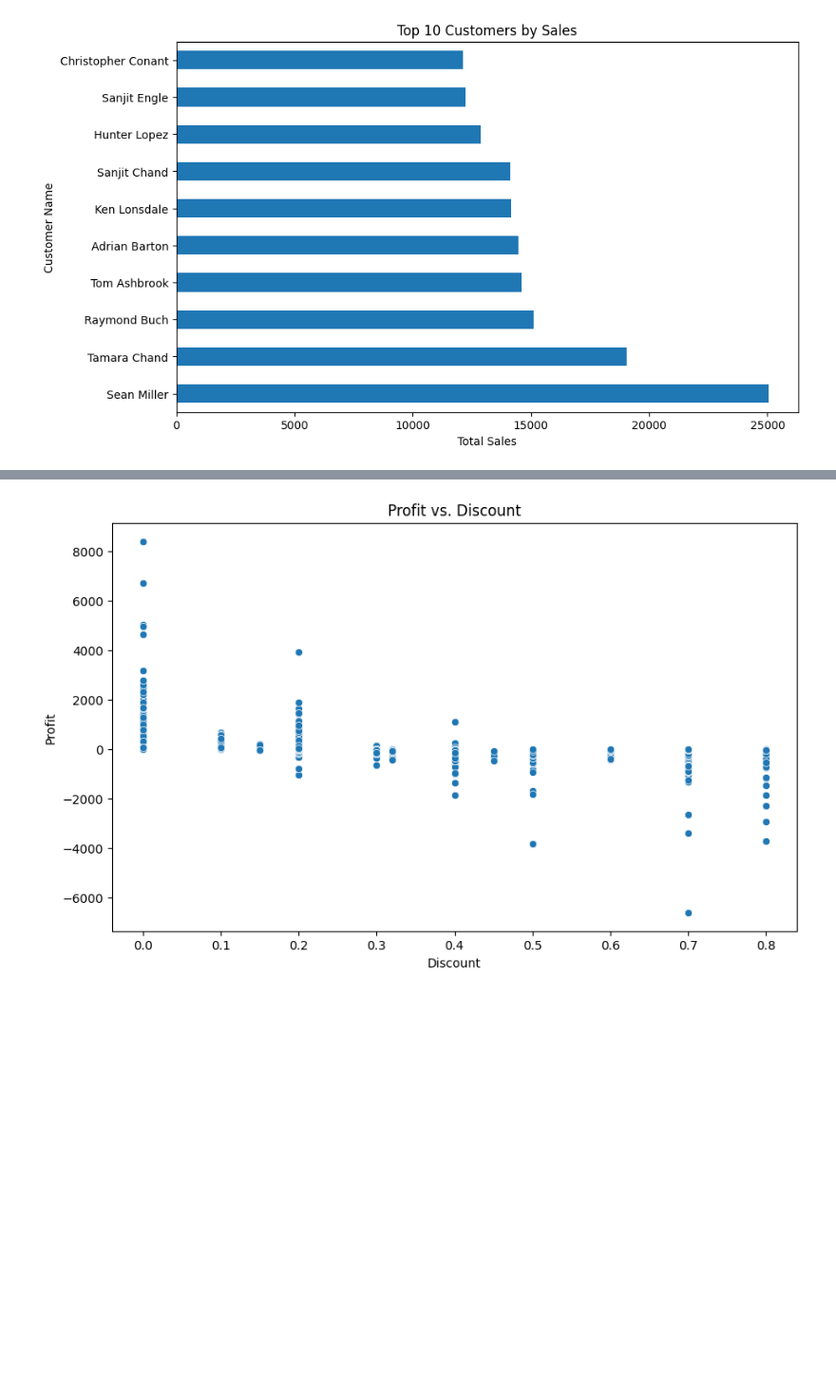
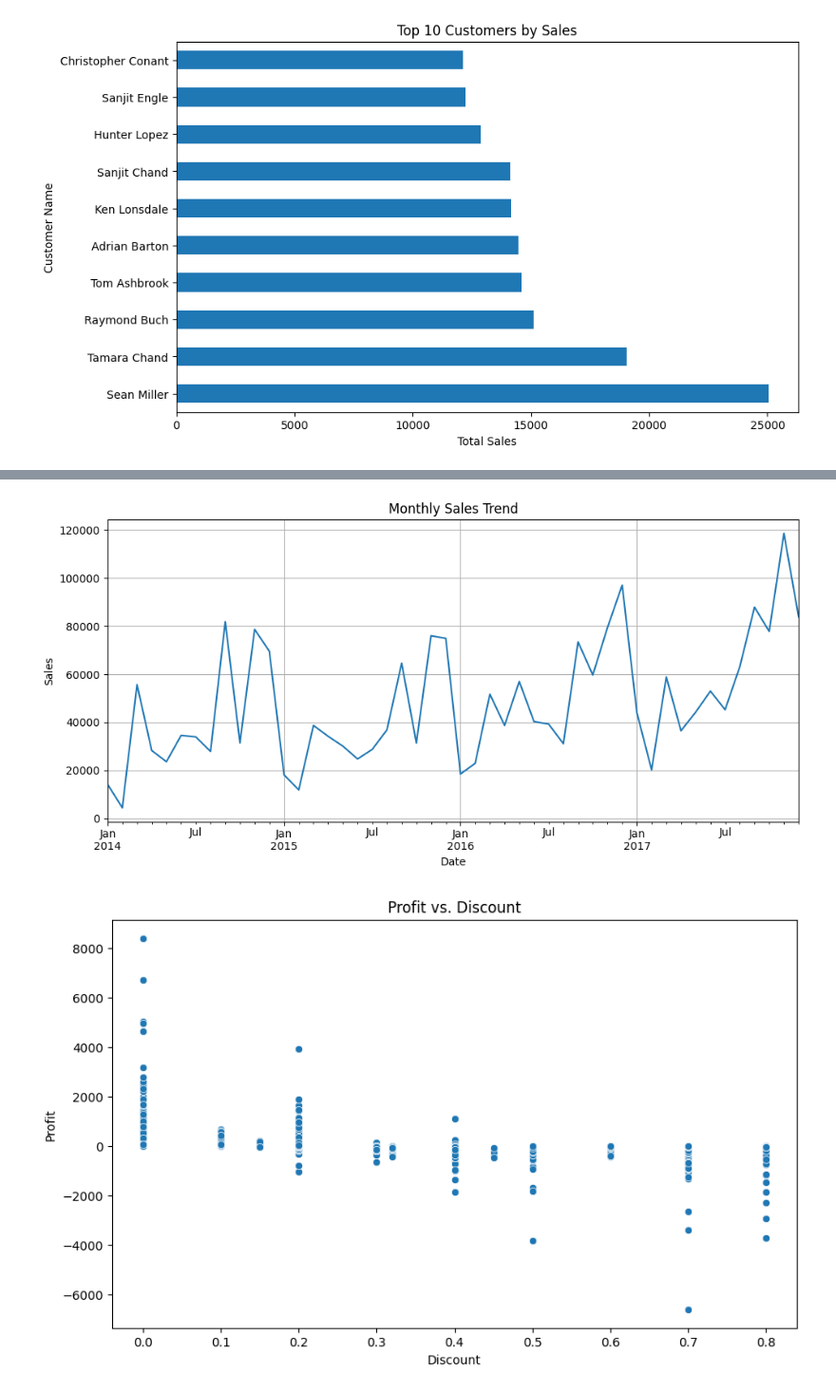
Before and after one commit to Emmima10/Applied-ML, a Jupyter notebook: Sales_Forecast.ipynb, the cells around one changed output, grey strips where cells are left out. Shown at 95% size. Cells and saved outputs as stored; diff of their text form; code cells hidden in the pictures; blank space fills up the shorter version.

```diff
--- a/Sales_Forecast.ipynb
+++ b/Sales_Forecast.ipynb
@@ -159,3 +182,17 @@ plt.show()
+# %%
+monthly_sales = df.groupby(df["Order Date"].dt.to_period("M"))["Sales"].sum()
+monthly_sales.index = monthly_sales.index.to_timestamp()
+
+plt.figure(figsize=(10, 5))
+monthly_sales.plot()
+plt.title("Monthly Sales Trend")
+plt.xlabel("Date")
+plt.ylabel("Sales")
+plt.grid(True)
+plt.tight_layout()
+plt.show()
+# %% [output]
+[figure, added]
 # %%
 plt.figure(figsize=(10, 6))
 sns.scatterplot(x='Discount', y='Profit', data=df)
```
Also changed, not shown: parts of 20 cells of this notebook, 1 other file.
